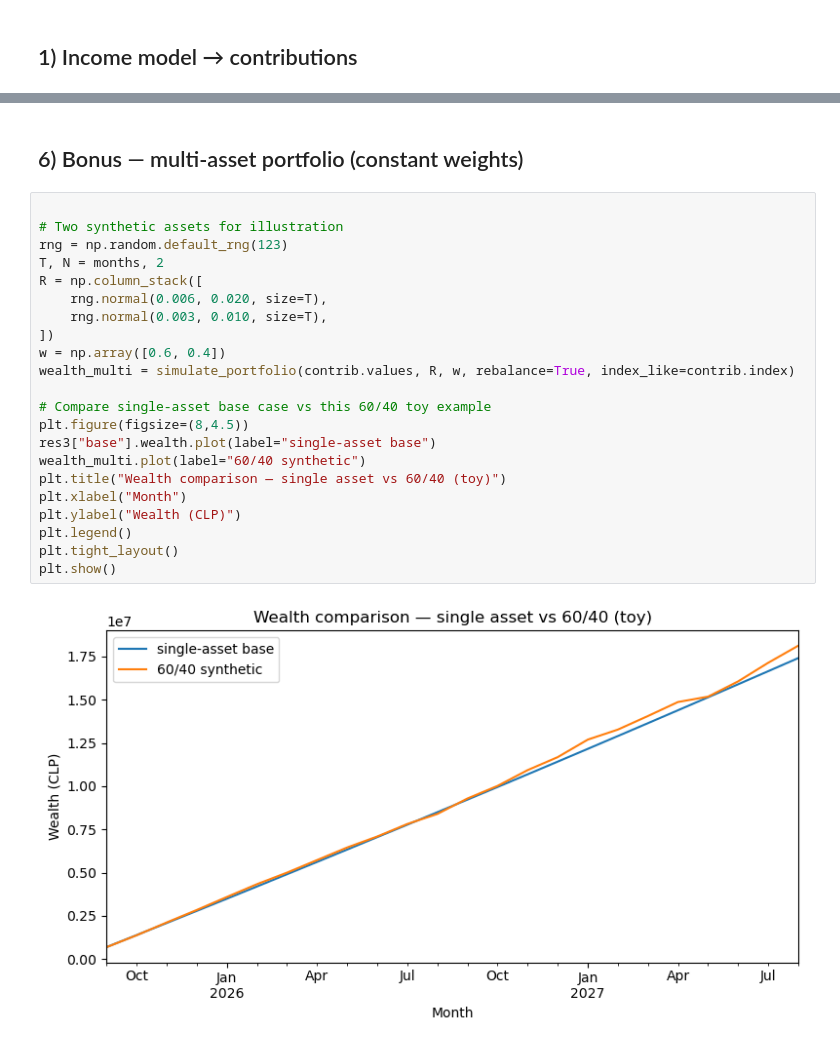
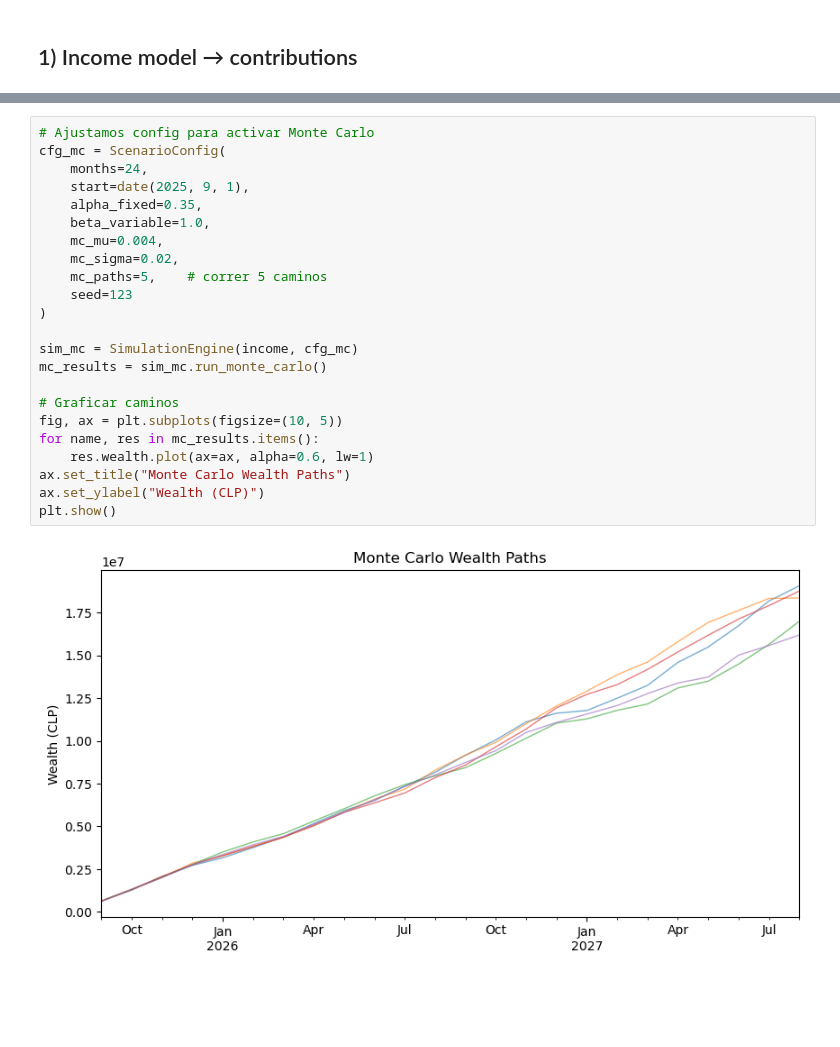
Before and after one commit to mfourier/fin-opt, a Jupyter notebook: notebooks/simulation.ipynb, the cells around one changed output, grey strips where cells are left out. Drawn from its saved outputs; the diff is of its cells as text; blank space fills up the shorter version.

```diff
--- a/notebooks/simulation.ipynb
+++ b/notebooks/simulation.ipynb
@@ -165,26 +153,25 @@ cc_res.success_prob_by_goal, cc_res.summary
-# %% [markdown]
-## 6) Bonus — multi-asset portfolio (constant weights)
-# %%
-
-# Two synthetic assets for illustration
-rng = np.random.default_rng(123)
-T, N = months, 2
-R = np.column_stack([
-    rng.normal(0.006, 0.020, size=T),
-    rng.normal(0.003, 0.010, size=T),
-])
-w = np.array([0.6, 0.4])
-wealth_multi = simulate_portfolio(contrib.values, R, w, rebalance=True, index_like=contrib.index)
-
-# Compare single-asset base case vs this 60/40 toy example
-plt.figure(figsize=(8,4.5))
-res3["base"].wealth.plot(label="single-asset base")
-wealth_multi.plot(label="60/40 synthetic")
-plt.title("Wealth comparison — single asset vs 60/40 (toy)")
-plt.xlabel("Month")
-plt.ylabel("Wealth (CLP)")
-plt.legend()
-plt.tight_layout()
-plt.show()
-# %% [output]
-[figure, removed]
+# %%
+# Ajustamos config para activar Monte Carlo
+cfg_mc = ScenarioConfig(
+    months=24,
+    start=date(2025, 9, 1),
+    alpha_fixed=0.35,
+    beta_variable=1.0,
+    mc_mu=0.004,
+    mc_sigma=0.02,
+    mc_paths=5,    # correr 5 caminos
+    seed=123
+)
+
+sim_mc = SimulationEngine(income, cfg_mc)
+mc_results = sim_mc.run_monte_carlo()
+
+# Graficar caminos
+fig, ax = plt.subplots(figsize=(10, 5))
+for name, res in mc_results.items():
+    res.wealth.plot(ax=ax, alpha=0.6, lw=1)
+ax.set_title("Monte Carlo Wealth Paths")
+ax.set_ylabel("Wealth (CLP)")
+plt.show()
+# %% [output]
+[figure, added]
```
Also changed, not shown: parts of 17 cells of this notebook, 6 other files.
